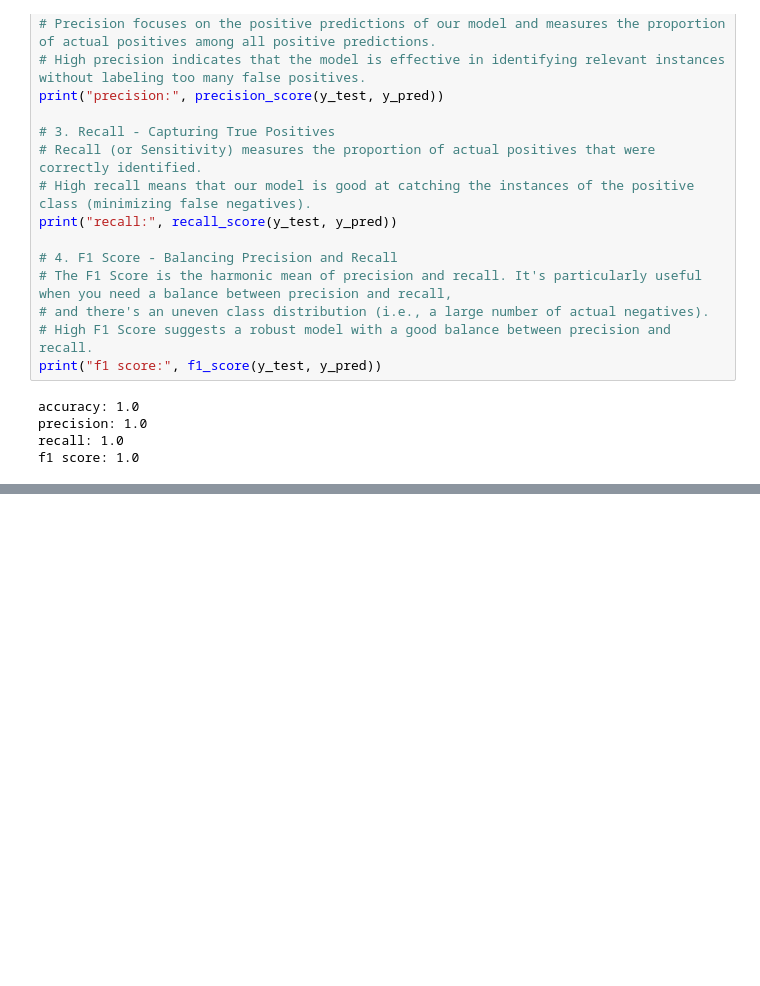
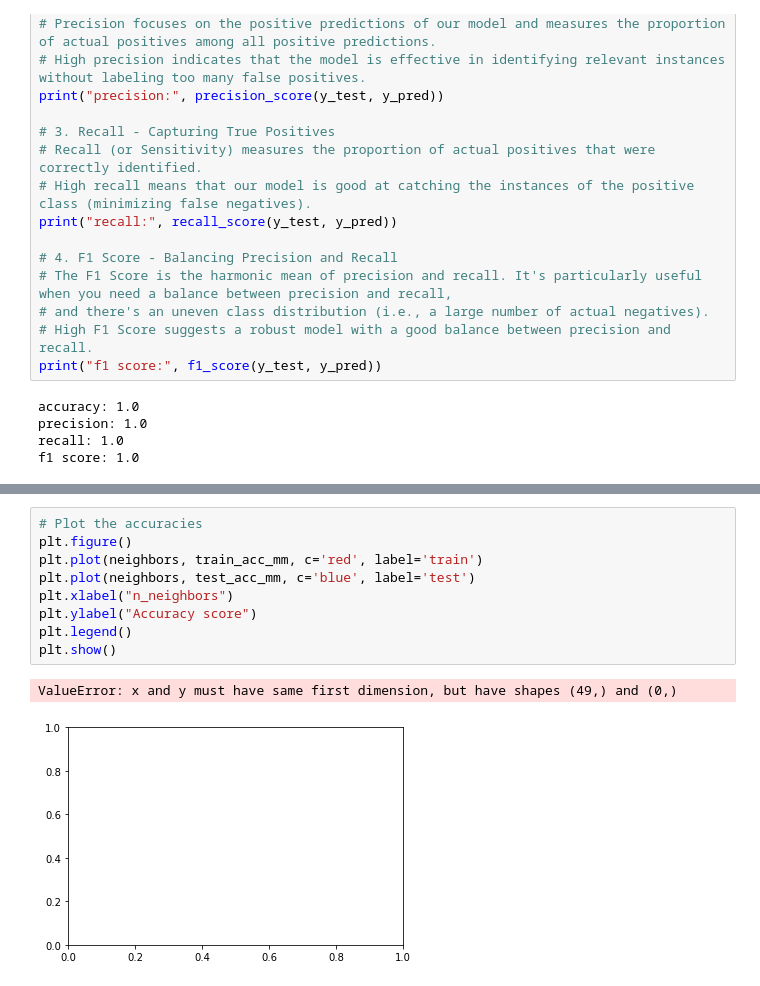
Before and after one commit to MaSOouD69/Divorce, a Jupyter notebook: Divorce Prediction.ipynb, the cells around one changed output, grey strips where cells are left out. Drawn from its saved outputs; the diff is of its cells as text; blank space fills up the shorter version.

```diff
--- a/Divorce Prediction.ipynb
+++ b/Divorce Prediction.ipynb
@@ -360,0 +492,12 @@ scaler = RobustScaler()
+# %%
+# Plot the accuracies
+plt.figure()
+plt.plot(neighbors, train_acc_mm, c='red', label='train')
+plt.plot(neighbors, test_acc_mm, c='blue', label='test')
+plt.xlabel("n_neighbors")
+plt.ylabel("Accuracy score")
+plt.legend()
+plt.show()
+# %% [output]
+ValueError: x and y must have same first dimension, but have shapes (49,) and (0,)
+[figure, added]
```
Also changed, not shown: parts of 52 cells of this notebook.
